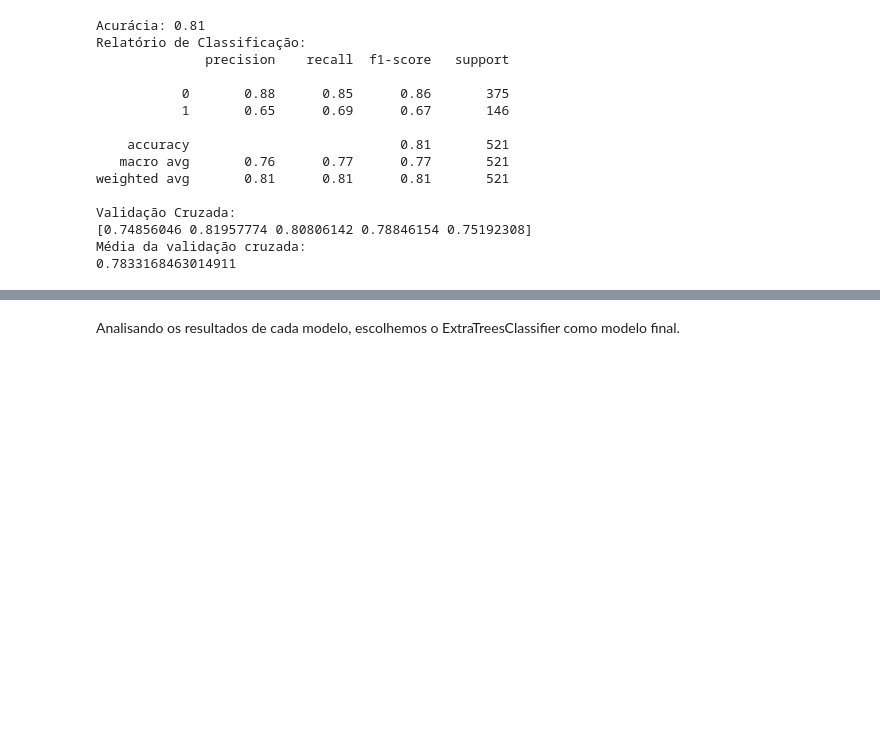
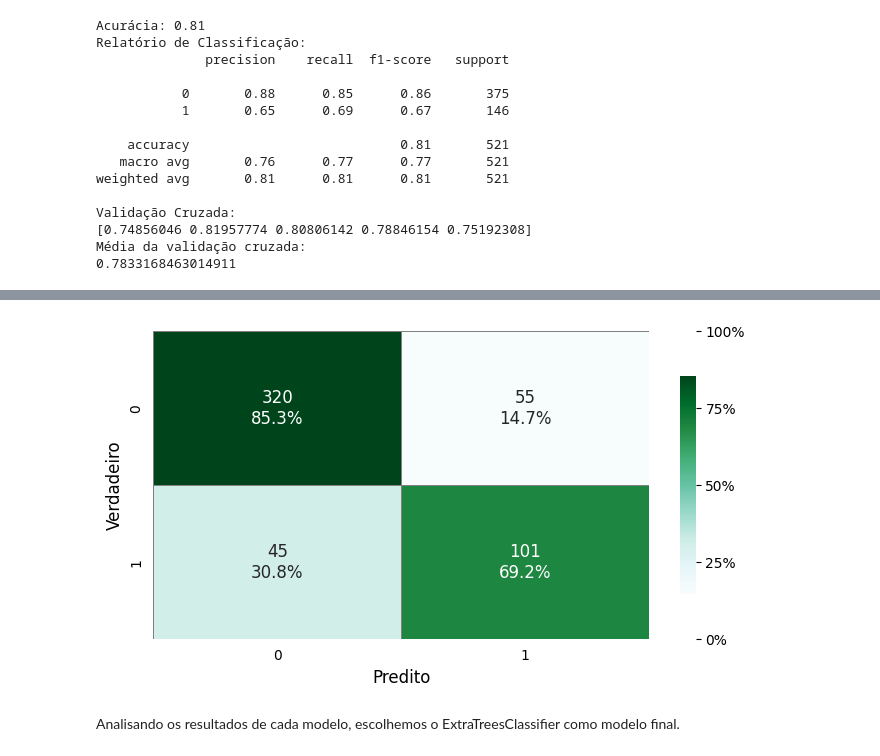
Before and after one commit to gabrielmoliva/Atividade-1---Machine-Learning, a Jupyter notebook: modelo.ipynb, the cells around one changed output, grey strips where cells are left out. Saved outputs shown, nothing was run; the diff lists cells and outputs as text; code cells hidden in the pictures; blank space fills up the shorter version.

```diff
--- a/modelo.ipynb
+++ b/modelo.ipynb
@@ -656,2 +690,8 @@ Média da validação cruzada:
+# %%
+confusion_matrix_dt = confusion_matrix(y_test, y_pred)
+
+cria_matriz_confusao(confusion_matrix_dt, decision_tree)
+# %% [output]
+[figure, added]
 # %% [markdown]
 Analisando os resultados de cada modelo, escolhemos o ExtraTreesClassifier como modelo final.
```
Also changed, not shown: parts of 2 cells of this notebook.
